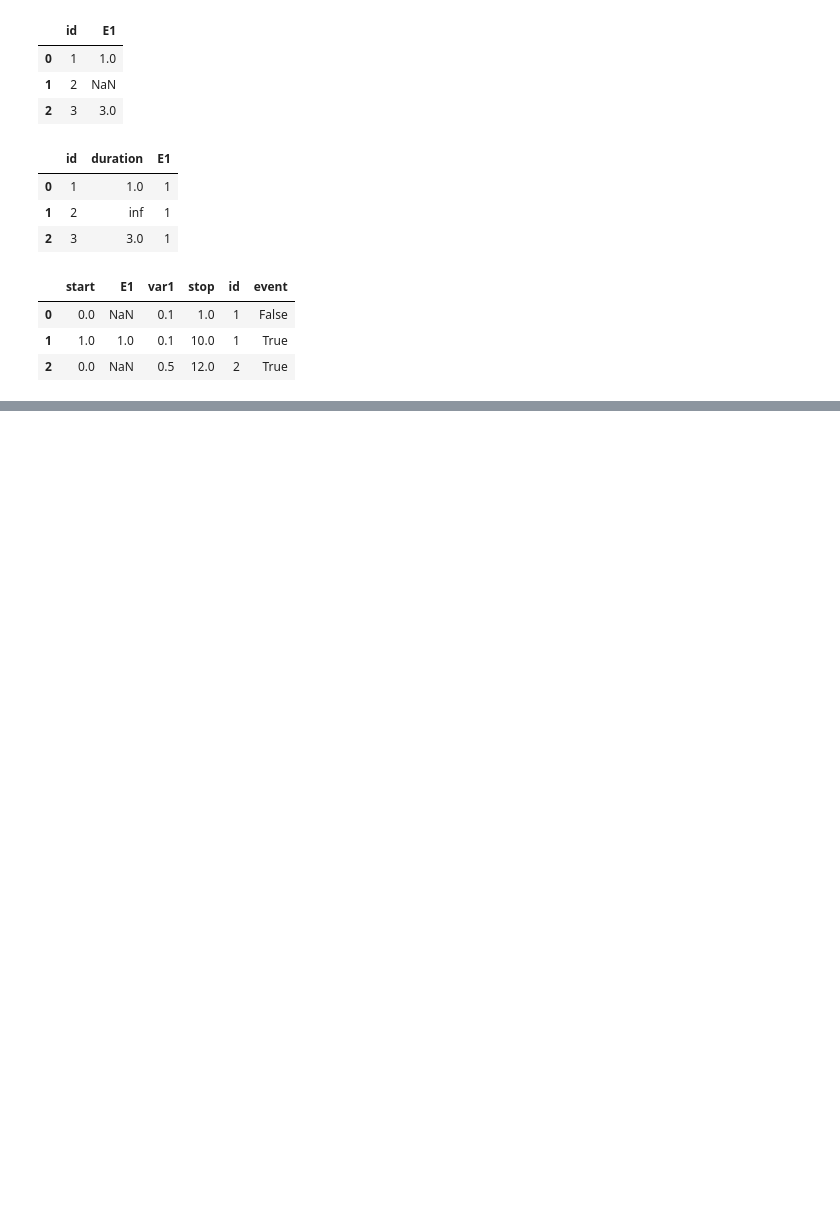
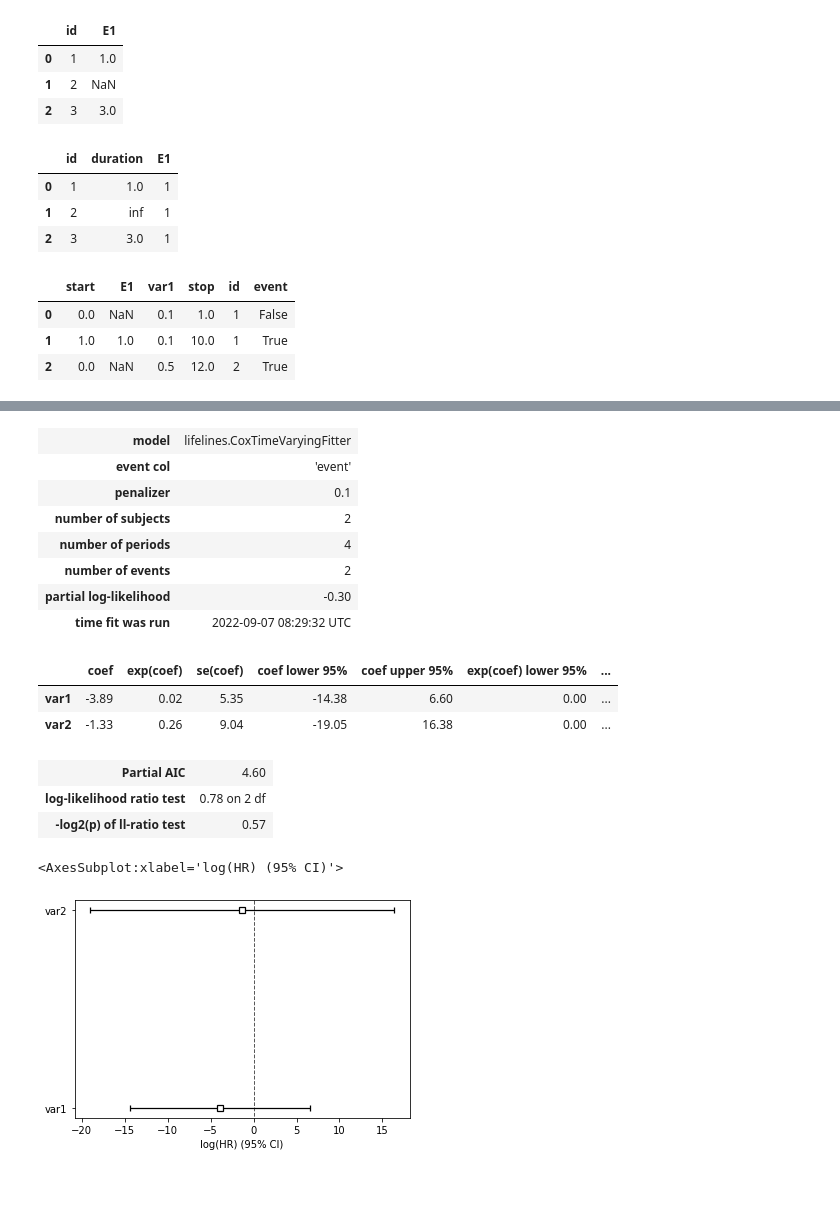
Before and after one commit to unexpectedmistake/survival-analysis, a Jupyter notebook: survival analysis - time varying survival regression.ipynb, the cells around one changed output, grey strips where cells are left out. Cells and saved outputs as stored; diff of their text form; code cells hidden in the pictures; blank space fills up the shorter version.

```diff
--- a/survival analysis - time varying survival regression.ipynb
+++ b/survival analysis - time varying survival regression.ipynb
@@ -112,0 +121,3 @@ base_df
+# %%
+ctv = CoxTimeVaryingFitter(penalizer=0.1)
+ctv.fit(df, id_col="id", event_col="event", start_col="start", stop_col="stop", show_progress=True)
@@ -112,0 +139,22 @@ base_df
+# %%
+ctv.print_summary()
+ctv.plot()
+# %% [output]
+| model | lifelines.CoxTimeVaryingFitter |
+| event col | 'event' |
+| penalizer | 0.1 |
+| number of subjects | 2 |
+| number of periods | 4 |
+| number of events | 2 |
+| partial log-likelihood | -0.30 |
+| time fit was run | 2022-09-07 08:29:32 UTC |
+|  | coef | exp(coef) | se(coef) | coef lower 95% | coef upper 95% | exp(coef) lower 95% | ... |
+| var1 | -3.89 | 0.02 | 5.35 | -14.38 | 6.60 | 0.00 | ... |
+| var2 | -1.33 | 0.26 | 9.04 | -19.05 | 16.38 | 0.00 | ... |
+| Partial AIC | 4.60 |
+| log-likelihood ratio test | 0.78 on 2 df |
+| -log2(p) of ll-ratio test | 0.57 |
+<AxesSubplot:xlabel='log(HR) (95% CI)'>
+[figure, added]
+# %% [markdown]
+###
```
Also changed, not shown: parts of 4 cells of this notebook.
